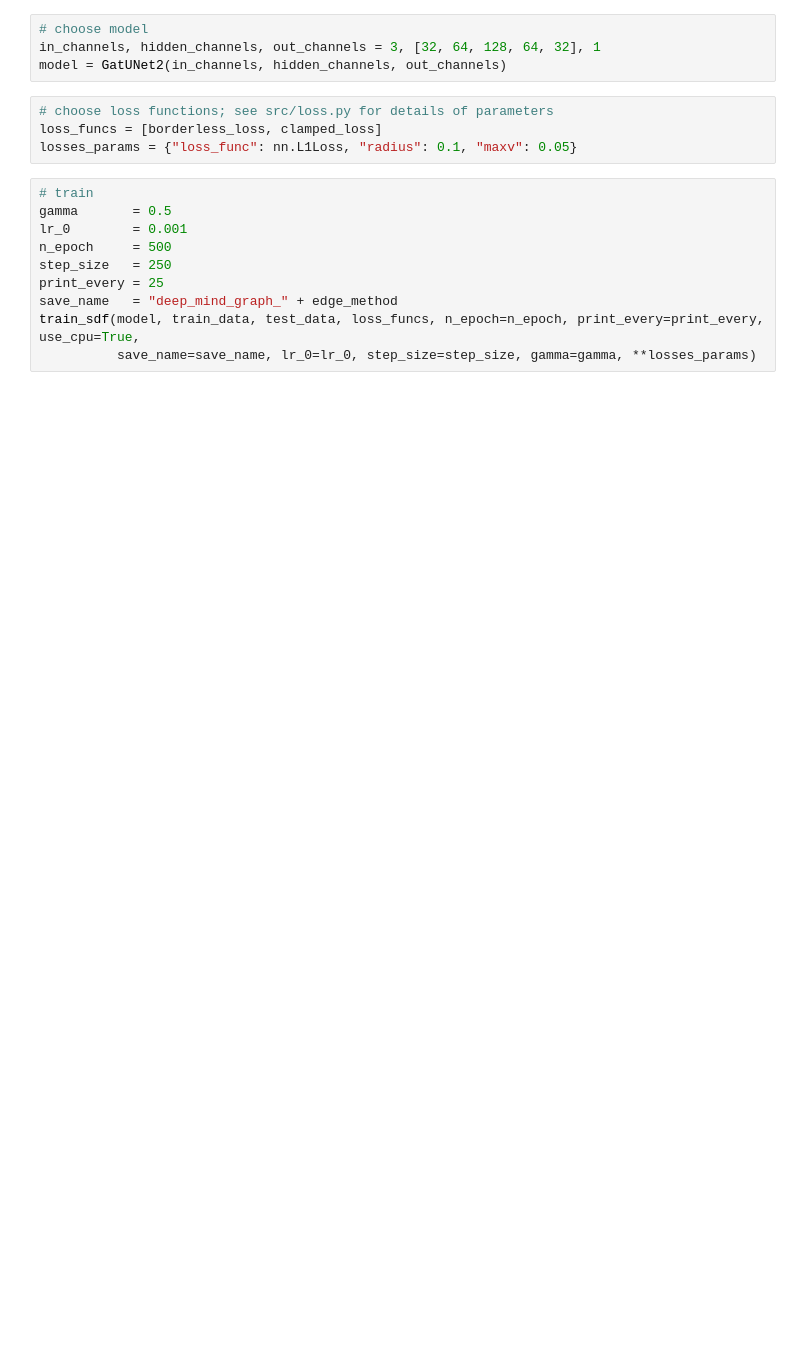
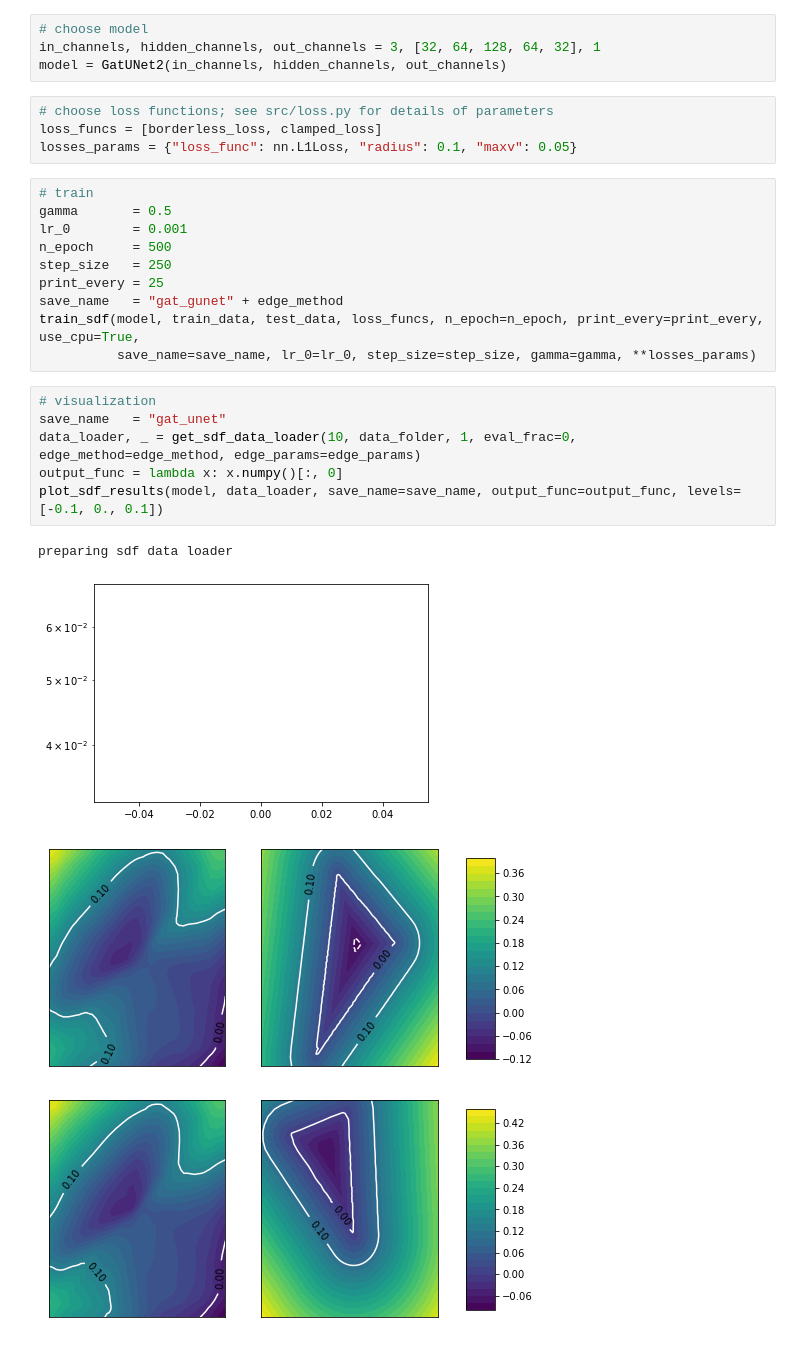
Before and after one commit to amaleki2/graph_projects, a Jupyter notebook: sdf-gat-gunet.ipynb, the cells around one changed output. Cells and saved outputs as stored; diff of their text form; blank space fills up the shorter version.

Commit message:
add sdf visualization

```diff
--- a/sdf-gat-gunet.ipynb
+++ b/sdf-gat-gunet.ipynb
@@ -25,6 +27,17 @@ lr_0        = 0.001
 n_epoch     = 500
 step_size   = 250
 print_every = 25
-save_name   = "deep_mind_graph_" + edge_method
+save_name   = "gat_gunet" + edge_method
 train_sdf(model, train_data, test_data, loss_funcs, n_epoch=n_epoch, print_every=print_every, use_cpu=True,
           save_name=save_name, lr_0=lr_0, step_size=step_size, gamma=gamma, **losses_params)
+# %%
+# visualization
+save_name   = "gat_unet"
+data_loader, _ = get_sdf_data_loader(10, data_folder, 1, eval_frac=0, edge_method=edge_method, edge_params=edge_params)
+output_func = lambda x: x.numpy()[:, 0]
+plot_sdf_results(model, data_loader, save_name=save_name, output_func=output_func, levels=[-0.1, 0., 0.1])
+# %% [output]
+preparing sdf data loader
+[figure, added]
+[figure, added]
+[figure, added]
```
Also changed, not shown: parts of 3 cells of this notebook, 5 other files.
